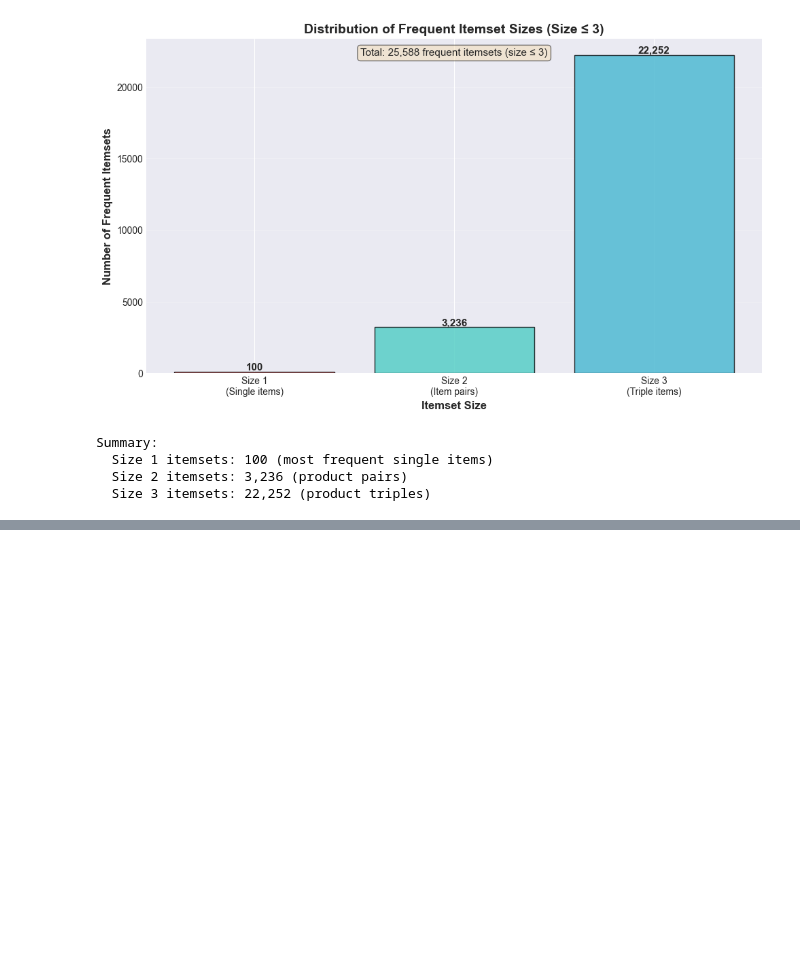
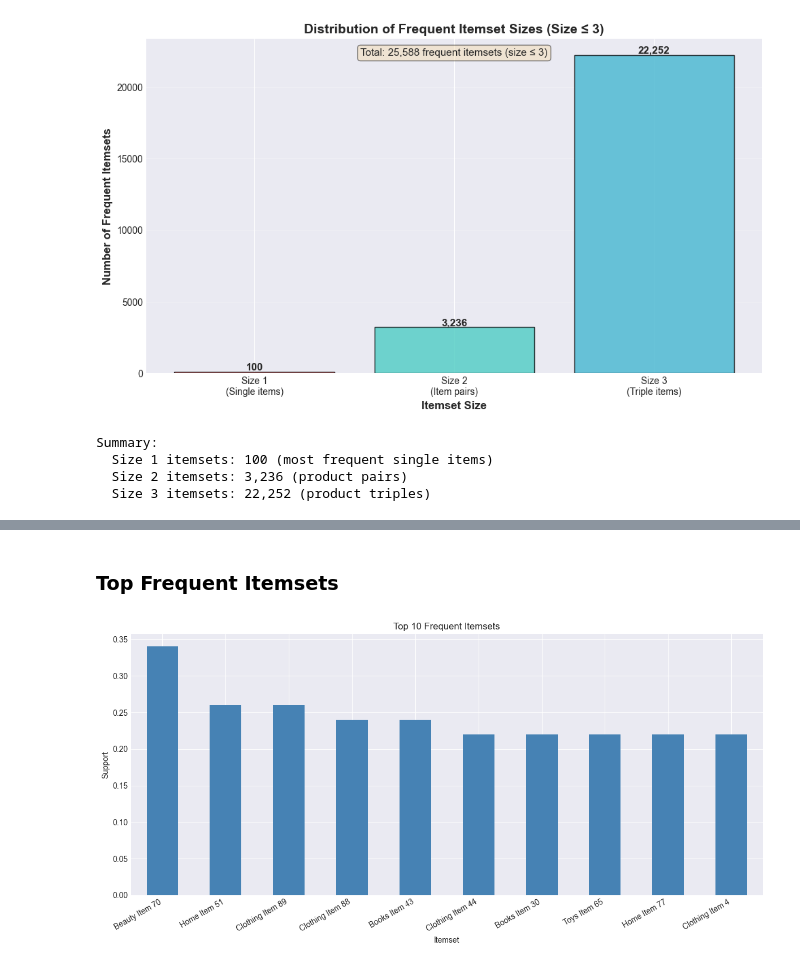
Before and after one commit to MassPaol/SOEN-471-Assignment2, a Jupyter notebook: assignment2_notebook.ipynb, the cells around one changed output, grey strips where cells are left out. Cells and saved outputs as stored; diff of their text form; code cells hidden in the pictures; blank space fills up the shorter version.

```diff
--- a/assignment2_notebook.ipynb
+++ b/assignment2_notebook.ipynb
@@ -531,0 +547,35 @@ Summary:
+# %% [markdown]
+### Top Frequent Itemsets
+# %%
+# Frequent itemsets bar chart (readable labels)
+import textwrap
+
+top_itemsets = frequent_itemsets.nlargest(10, 'support').copy()
+
+# Convert itemset product IDs to product names for friendlier labels
+top_itemsets['itemset_label'] = top_itemsets['itemsets'].apply(
+    lambda s: ', '.join(product_name_map.get(pid, pid) for pid in sorted(list(s)))
+)
+
+# Wrap long labels so they do not overlap heavily on the x-axis
+top_itemsets['itemset_label'] = top_itemsets['itemset_label'].apply(
+    lambda x: textwrap.fill(x, width=20)
+)
+
+ax = top_itemsets.plot(
+    kind='bar',
+    x='itemset_label',
+    y='support',
+    legend=False,
+    figsize=(12, 6),
+    color='steelblue'
+ )
+
+plt.title('Top 10 Frequent Itemsets')
+plt.xlabel('Itemset')
+plt.ylabel('Support')
+plt.xticks(rotation=30, ha='right')
+plt.tight_layout()
+plt.show()
+# %% [output]
+[figure, added]
```
Also changed, not shown: parts of 6 cells of this notebook.
